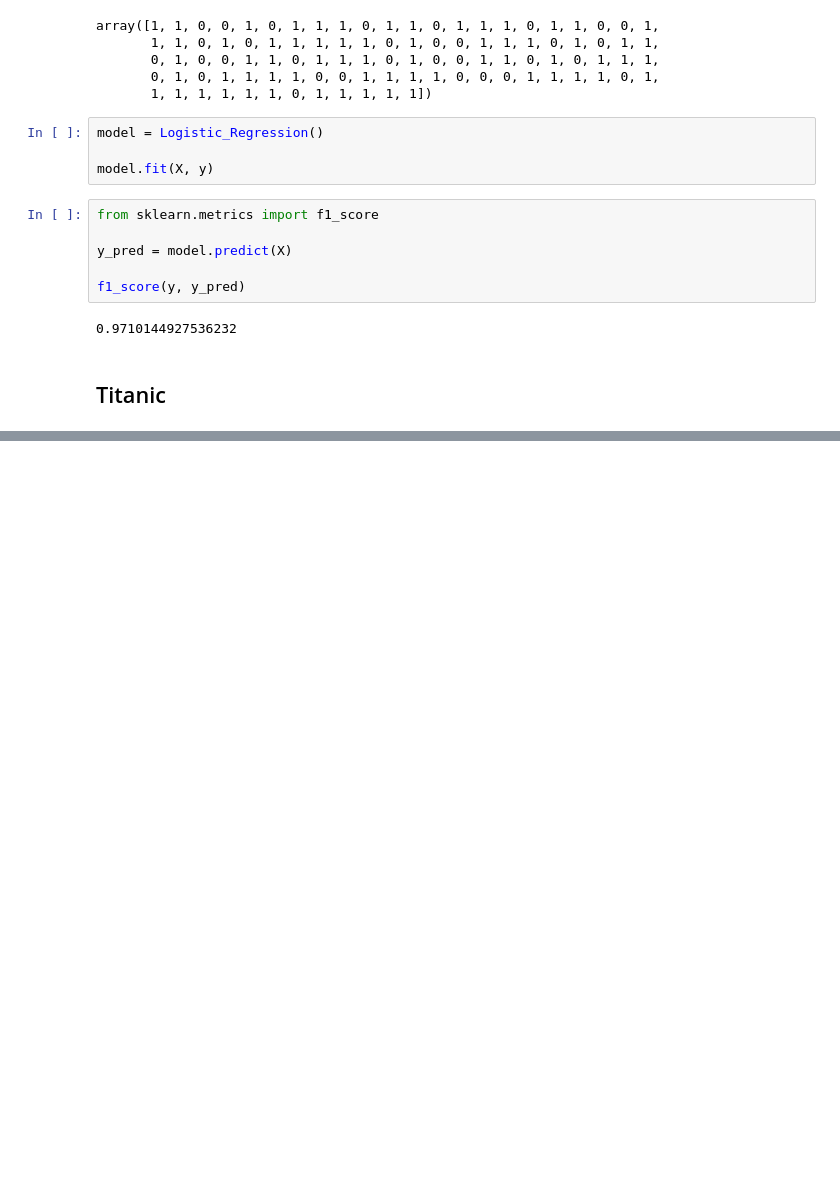
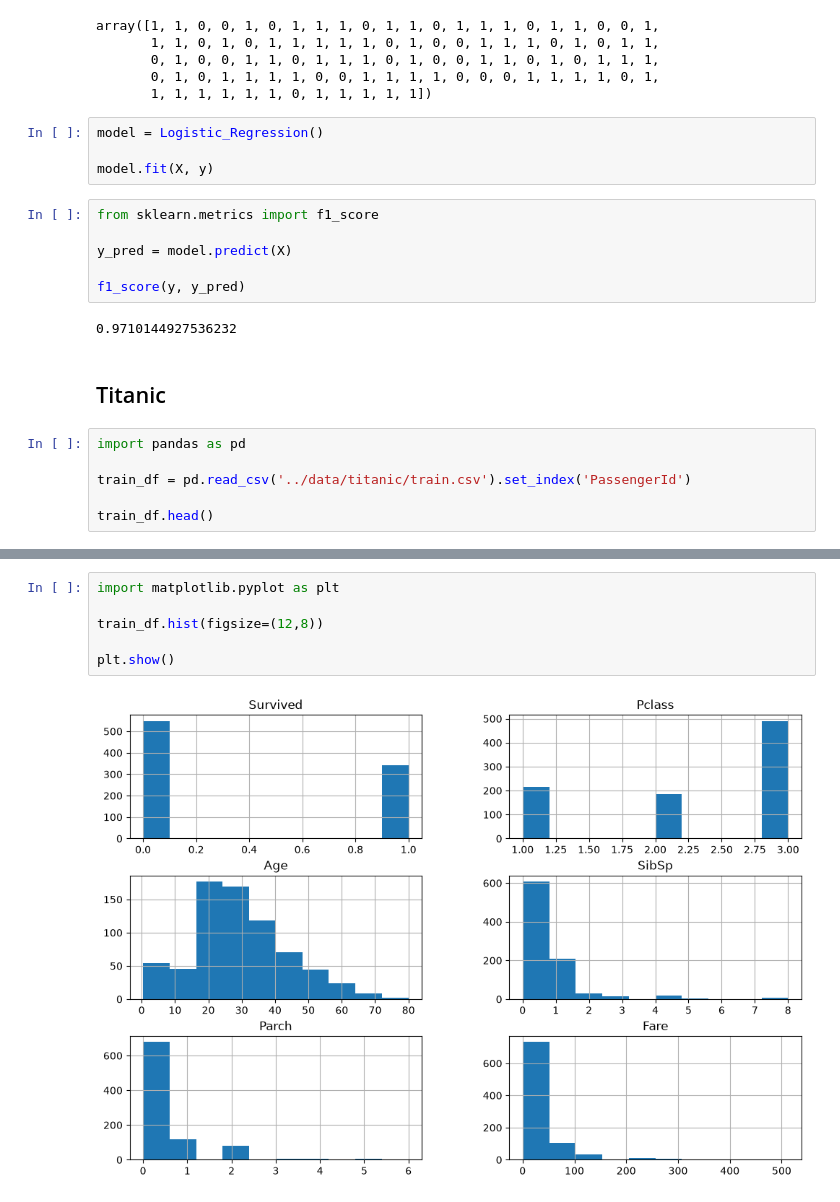
Before and after one commit to Sam50x/ML-from-Scratch, a Jupyter notebook: 2 - Logistic Regression/notebook.ipynb, the cells around one changed output, grey strips where cells are left out. Cells and saved outputs as stored; diff of their text form; blank space fills up the shorter version.

```diff
--- a/2 - Logistic Regression/notebook.ipynb
+++ b/2 - Logistic Regression/notebook.ipynb
@@ -46,3 +46,9 @@ f1_score(y, y_pred)
 0.9710144927536232
 # %% [markdown]
 ## Titanic
+# %%
+import pandas as pd
+
+train_df = pd.read_csv('../data/titanic/train.csv').set_index('PassengerId')
+
+train_df.head()
@@ -48,0 +130,8 @@ f1_score(y, y_pred)
+# %%
+import matplotlib.pyplot as plt
+
+train_df.hist(figsize=(12,8))
+
+plt.show()
+# %% [output]
+[figure, added]
```
Also changed, not shown: parts of 39 cells of this notebook, 3 other files.
